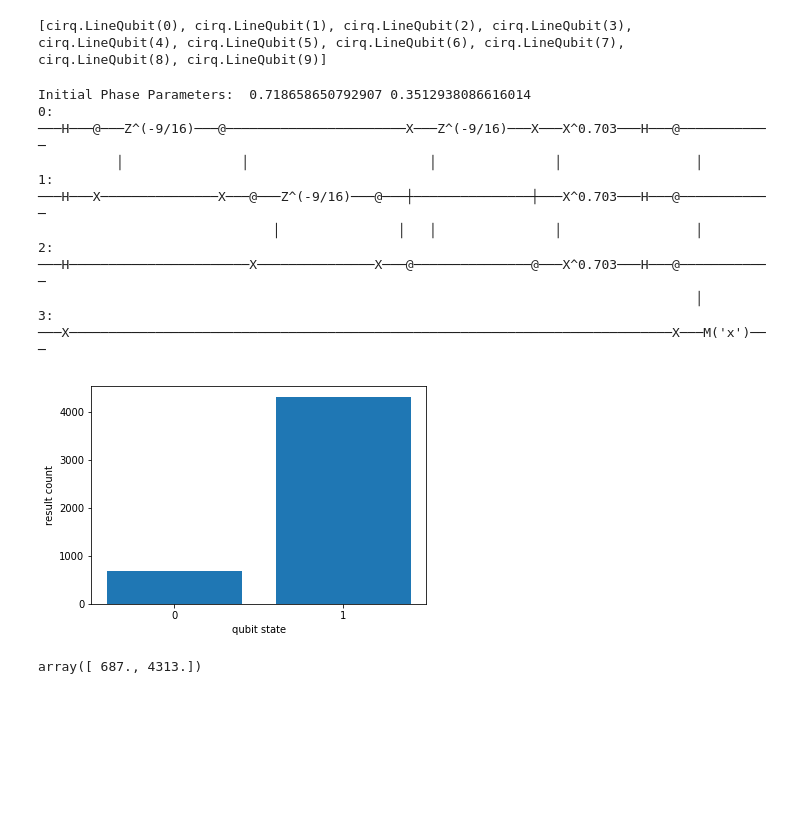
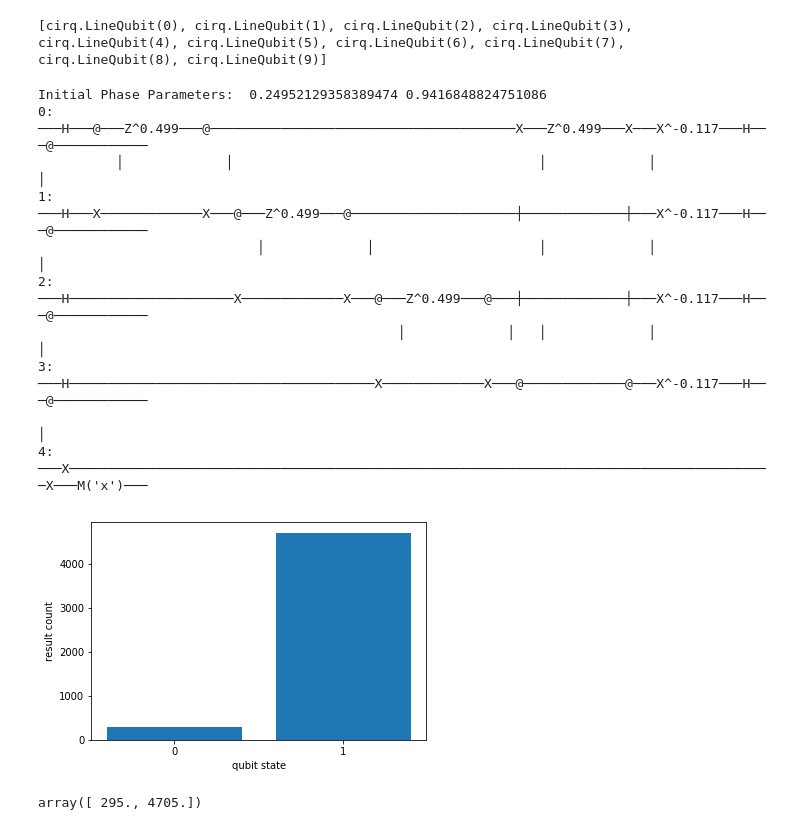
Before and after one commit to eseguraca6/Quantum-Computing-Playground, a Jupyter notebook: QAOA.ipynb, the cells around one changed output. Drawn from its saved outputs; the diff is of its cells as text; code cells hidden in the pictures; blank space fills up the shorter version.

```diff
--- a/QAOA.ipynb
+++ b/QAOA.ipynb
@@ -223,30 +223,32 @@ print(qubits)
 # %%
 param1, param2= np.random.uniform(0,1) ,np.random.uniform(0,1)
 print('Initial Phase Parameters: ',param1, param2)
-length=4
+length=5
 
 circuit = cirq.Circuit()
 
 circuit.append(QAOA_circuit(length, param1, param2),strategy=InsertStrategy.INLINE)
 #circuit.append(cirq.measure(*qubits[:length-1]),strategy=InsertStrategy.INLINE)
 print(circuit)
 
 simulator = cirq.Simulator()
 
 results = simulator.run(circuit, repetitions=5000)
 
 cirq.plot_state_histogram(results)
 # %% [output]
-Initial Phase Parameters:  0.718658650792907 0.3512938086616014
-0: ───H───@───Z^(-9/16)───@───────────────────────X───Z^(-9/16)───X───X^0.703───H───@────────────
-          │               │                       │               │                 │
-1: ───H───X───────────────X───@───Z^(-9/16)───@───┼───────────────┼───X^0.703───H───@────────────
-                              │               │   │               │                 │
-2: ───H───────────────────────X───────────────X───@───────────────@───X^0.703───H───@────────────
-                                                                                    │
-3: ───X─────────────────────────────────────────────────────────────────────────────X───M('x')───
+Initial Phase Parameters:  0.24952129358389474 0.9416848824751086
+0: ───H───@───Z^0.499───@───────────────────────────────────────X───Z^0.499───X───X^-0.117───H───@────────────
+          │             │                                       │             │                  │
+1: ───H───X─────────────X───@───Z^0.499───@─────────────────────┼─────────────┼───X^-0.117───H───@────────────
+                            │             │                     │             │                  │
+2: ───H─────────────────────X─────────────X───@───Z^0.499───@───┼─────────────┼───X^-0.117───H───@────────────
+                                              │             │   │             │                  │
+3: ───H───────────────────────────────────────X─────────────X───@─────────────@───X^-0.117───H───@────────────
+                                                                                                 │
+4: ───X──────────────────────────────────────────────────────────────────────────────────────────X───M('x')───
-[figure, old version]
+[figure, new version]
-array([ 687., 4313.])
+array([ 295., 4705.])
 # %%
 print('Initial Phase Parameters: ',param1, param2)
 
```
Also changed, not shown: parts of 3 cells of this notebook.
